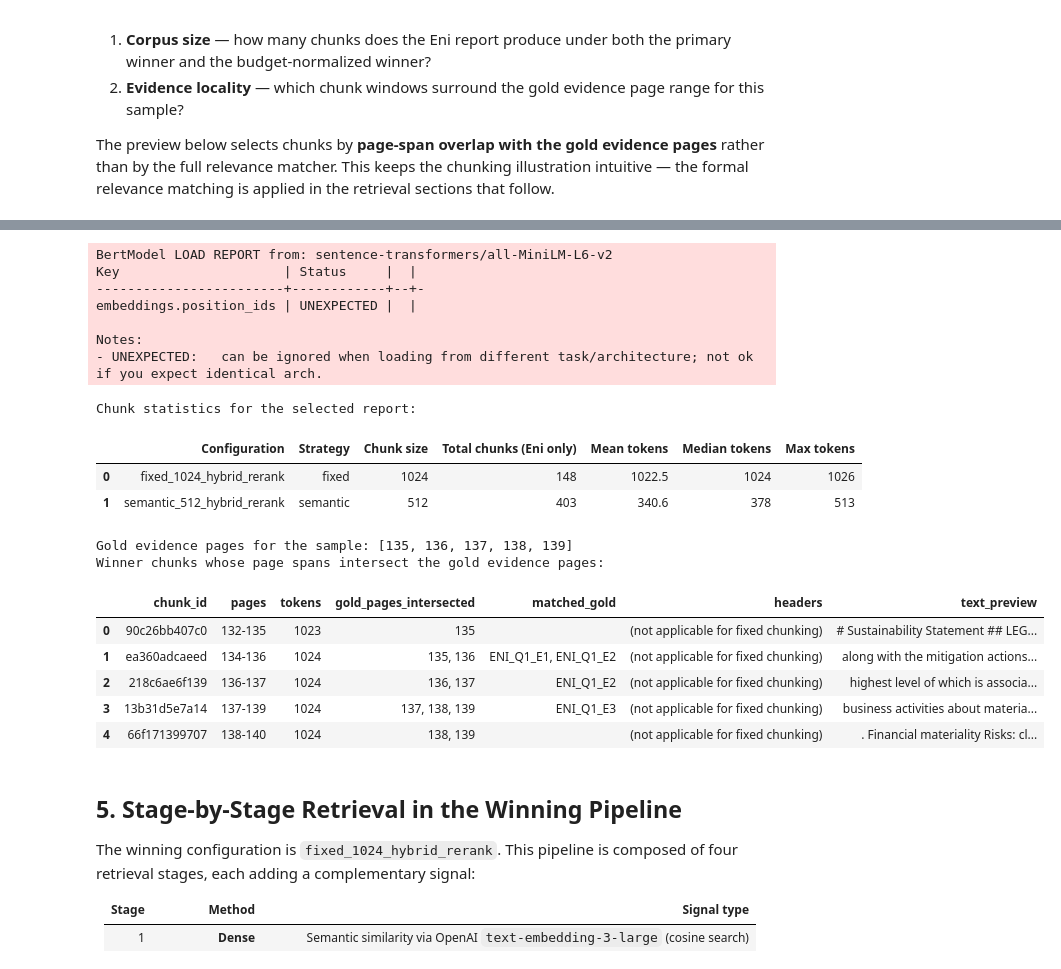
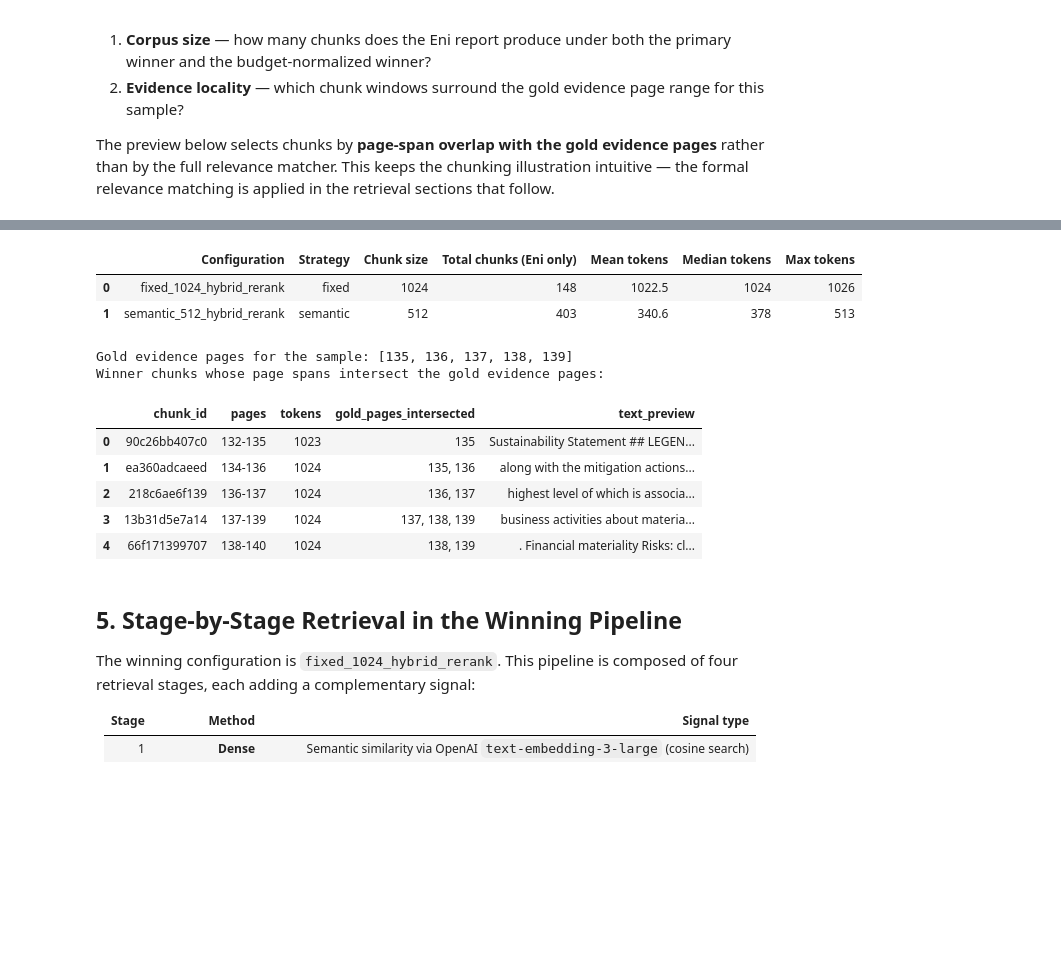
Before and after one commit to sinahaghgoo/ESRS-Regulation-Bot, a Jupyter notebook: notebooks/02_rq1_chunking_retrieval_walkthrough.ipynb, the cells around one changed output, grey strips where cells are left out. Saved outputs shown, nothing was run; the diff lists cells and outputs as text; code cells hidden in the pictures; blank space fills up the shorter version.

```diff
--- a/notebooks/02_rq1_chunking_retrieval_walkthrough.ipynb
+++ b/notebooks/02_rq1_chunking_retrieval_walkthrough.ipynb
@@ -354,6 +354,14 @@ def matched_evidence_ids(chunk) -> list[str]:
     return matched
 
 
+
+def _clean_preview(text: str, width: int = 150) -> str:
+    """Produce a clean, human-readable text preview for display tables."""
+    clean = re.sub(r"\s+", " ", text.replace("\n", " ")).strip()
+    # Strip leading markdown artifacts (headers, pipes, bullets)
+    clean = re.sub(r"^[#|>*\-\s]+", "", clean).strip()
+    return shorten(clean, width=width, placeholder=" ...")
+
 def hits_to_df(hits: list, method_label: str, top_n: int = 8) -> pd.DataFrame:
     rows = []
     for hit in hits[:top_n]:
@@ -363,9 +371,9 @@ def hits_to_df(hits: list, method_label: str, top_n: int = 8) -> pd.DataFrame:
             "rank": hit.rank,
             "pages": f"{hit.chunk.page_start}-{hit.chunk.page_end}",
             "tokens": hit.chunk.token_count,
-            "matched_gold": ", ".join(matched) if matched else "",
+            "relevant": "yes" if matched else "",
             "score": round(float(hit.score), 4),
-            "text_preview": shorten(hit.chunk.text.replace("\n", " "), width=220, placeholder="..."),
+            "text_preview": _clean_preview(hit.chunk.text),
         })
     return pd.DataFrame(rows)
 
@@ -465,9 +473,7 @@ def chunks_near_gold_pages(chunks: list) -> pd.DataFrame:
             "pages": f"{chunk.page_start}-{chunk.page_end}",
             "tokens": chunk.token_count,
             "gold_pages_intersected": ", ".join(map(str, overlap)),
-            "matched_gold": ", ".join(matched_evidence_ids(chunk)) if matched_evidence_ids(chunk) else "",
-            "headers": " > ".join(chunk.header_hierarchy) if chunk.header_hierarchy else "(not applicable for fixed chunking)",
-            "text_preview": shorten(chunk.text.replace("\n", " "), width=220, placeholder="..."),
+            "text_preview": _clean_preview(chunk.text),
         })
     return pd.DataFrame(rows)
 
@@ -481,22 +487,14 @@ Warning: You are sending unauthenticated requests to the HF Hub. Please set a HF
+|  | Configuration | Strategy | Chunk size | Total chunks (Eni only) | Mean tokens | Median tokens | Max tokens |
+| 0 | fixed_1024_hybrid_rerank | fixed | 1024 | 148 | 1022.5 | 1024 | 1026 |
+| 1 | semantic_512_hybrid_rerank | semantic | 512 | 403 | 340.6 | 378 | 513 |
-BertModel LOAD REPORT from: sentence-transformers/all-MiniLM-L6-v2
-Key                     | Status     |  |
-------------------------+------------+--+-
-embeddings.position_ids | UNEXPECTED |  |
-
-Notes:
-- UNEXPECTED:   can be ignored when loading from different task/architecture; not ok if you expect identical arch.
+Gold evidence pages for the sample: [135, 136, 137, 138, 139]
+Winner chunks whose page spans intersect the gold evidence pages:
-Chunk statistics for the selected report:
-|  | Configuration | Strategy | Chunk size | Total chunks (Eni only) | Mean tokens | Median tokens | Max tokens |
-| 0 | fixed_1024_hybrid_rerank | fixed | 1024 | 148 | 1022.5 | 1024 | 1026 |
-| 1 | semantic_512_hybrid_rerank | semantic | 512 | 403 | 340.6 | 378 | 513 |
-Gold evidence pages for the sample: [135, 136, 137, 138, 139]
-Winner chunks whose page spans intersect the gold evidence pages:
-|  | chunk_id | pages | tokens | gold_pages_intersected | matched_gold | headers | text_preview |
-| 0 | 90c26bb407c0 | 132-135 | 1023 | 135 |  | (not applicable for fixed chunking) | # Sustainability Statement ## LEG... |
-| 1 | ea360adcaeed | 134-136 | 1024 | 135, 136 | ENI_Q1_E1, ENI_Q1_E2 | (not applicable for fixed chunking) | along with the mitigation actions... |
-| 2 | 218c6ae6f139 | 136-137 | 1024 | 136, 137 | ENI_Q1_E2 | (not applicable for fixed chunking) | highest level of which is associa... |
-| 3 | 13b31d5e7a14 | 137-139 | 1024 | 137, 138, 139 | ENI_Q1_E3 | (not applicable for fixed chunking) | business activities about materia... |
-| 4 | 66f171399707 | 138-140 | 1024 | 138, 139 |  | (not applicable for fixed chunking) | . Financial materiality Risks: cl... |
+|  | chunk_id | pages | tokens | gold_pages_intersected | text_preview |
+| 0 | 90c26bb407c0 | 132-135 | 1023 | 135 | Sustainability Statement ## LEGEN... |
+| 1 | ea360adcaeed | 134-136 | 1024 | 135, 136 | along with the mitigation actions... |
+| 2 | 218c6ae6f139 | 136-137 | 1024 | 136, 137 | highest level of which is associa... |
+| 3 | 13b31d5e7a14 | 137-139 | 1024 | 137, 138, 139 | business activities about materia... |
+| 4 | 66f171399707 | 138-140 | 1024 | 138, 139 | . Financial materiality Risks: cl... |
 # %% [markdown]
 
 ## 5. Stage-by-Stage Retrieval in the Winning Pipeline
```
Also changed, not shown: parts of 3 cells of this notebook.
